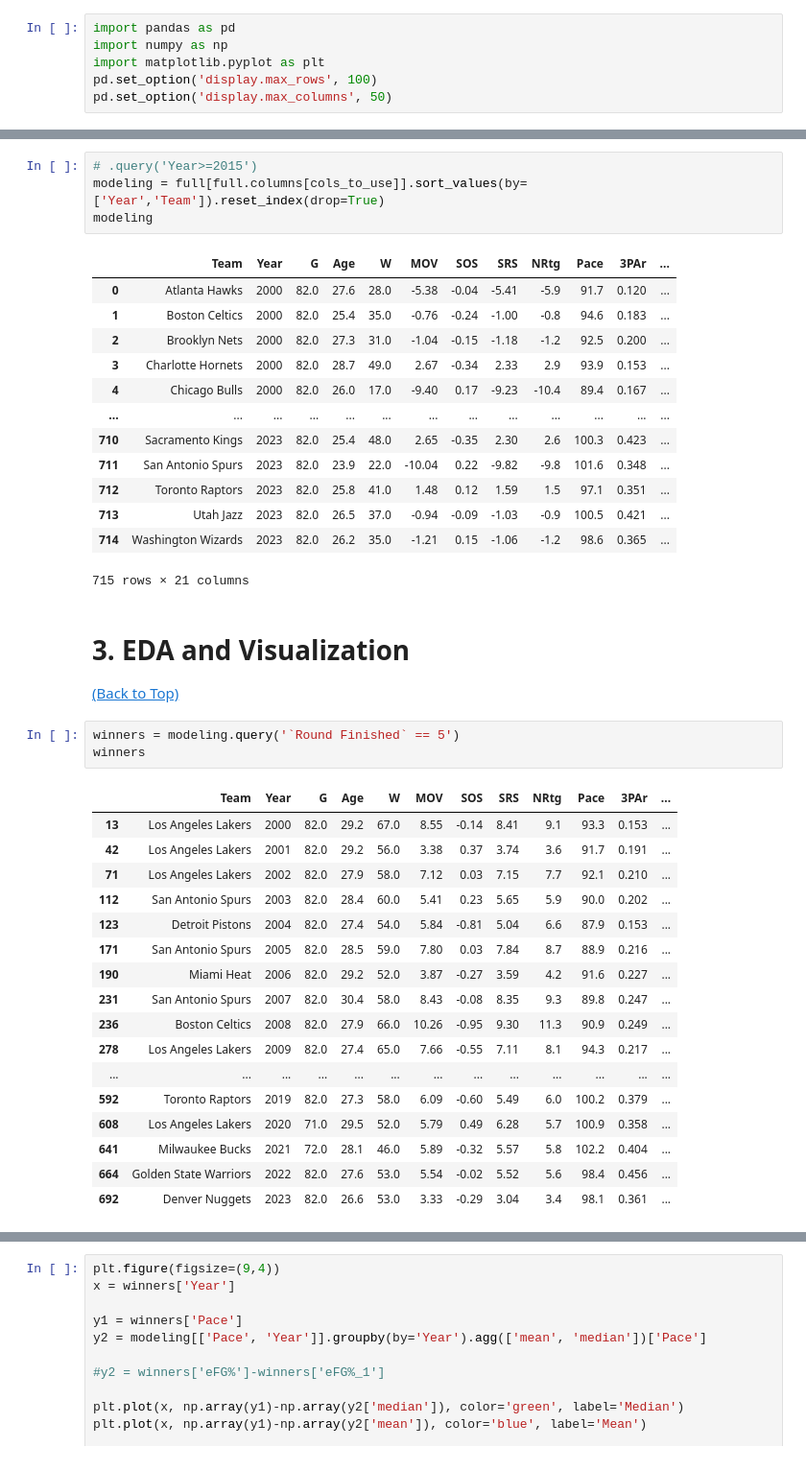
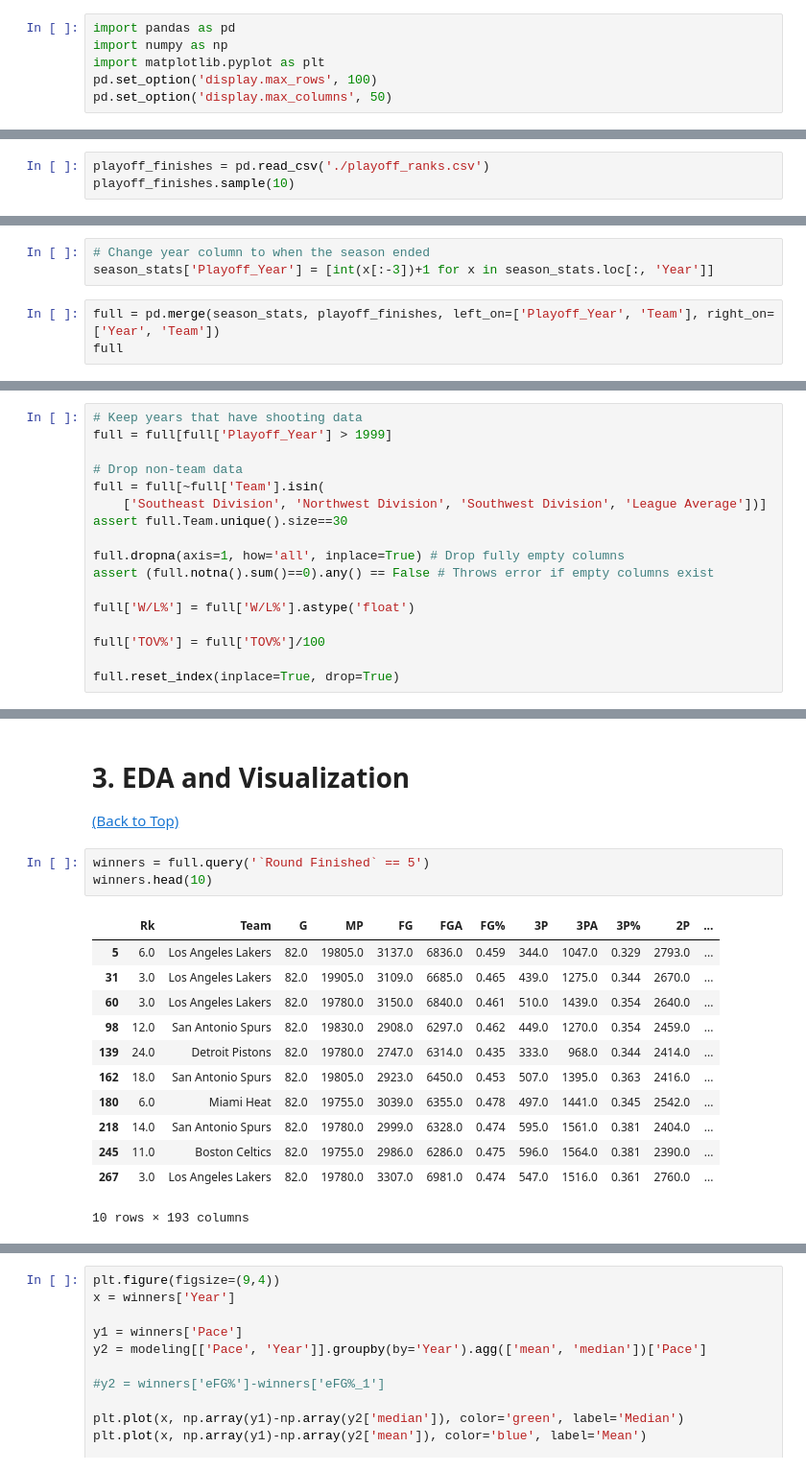
Before and after one commit to AlexBradshaw5/NBA_Playoffs, a Jupyter notebook: modeling.ipynb, the cells around one changed output, grey strips where cells are left out. Shown at 96% size. Cells and saved outputs as stored; diff of their text form.

```diff
--- a/modeling.ipynb
+++ b/modeling.ipynb
@@ -152,0 +65,3 @@ show_list(full) # show columns and column time
+# %%
+playoff_finishes = pd.read_csv('./playoff_ranks.csv')
+playoff_finishes.sample(10)
@@ -152,0 +80,6 @@ show_list(full) # show columns and column time
+# %%
+# Change year column to when the season ended
+season_stats['Playoff_Year'] = [int(x[:-3])+1 for x in season_stats.loc[:, 'Year']]
+# %%
+full = pd.merge(season_stats, playoff_finishes, left_on=['Playoff_Year', 'Team'], right_on=['Year', 'Team'])
+full
@@ -152,0 +100,17 @@ show_list(full) # show columns and column time
+# %%
+# Keep years that have shooting data
+full = full[full['Playoff_Year'] > 1999]
+
+# Drop non-team data
+full = full[~full['Team'].isin(
+    ['Southeast Division', 'Northwest Division', 'Southwest Division', 'League Average'])]
+assert full.Team.unique().size==30
+
+full.dropna(axis=1, how='all', inplace=True) # Drop fully empty columns
+assert (full.notna().sum()==0).any() == False # Throws error if empty columns exist
+
+full['W/L%'] = full['W/L%'].astype('float')
+
+full['TOV%'] = full['TOV%']/100
+
+full.reset_index(inplace=True, drop=True)
@@ -162,42 +144,19 @@ cols_to_use = [0,136,1,50,51,55,56,57,60,61,63,64,65,66,67,69,70,71,98,99,189]
-# %%
-# .query('Year>=2015')
-modeling = full[full.columns[cols_to_use]].sort_values(by=['Year','Team']).reset_index(drop=True)
-modeling
-# %% [output]
-|  | Team | Year | G | Age | W | MOV | SOS | SRS | NRtg | Pace | 3PAr | ... |
-| 0 | Atlanta Hawks | 2000 | 82.0 | 27.6 | 28.0 | -5.38 | -0.04 | -5.41 | -5.9 | 91.7 | 0.120 | ... |
-| 1 | Boston Celtics | 2000 | 82.0 | 25.4 | 35.0 | -0.76 | -0.24 | -1.00 | -0.8 | 94.6 | 0.183 | ... |
-| 2 | Brooklyn Nets | 2000 | 82.0 | 27.3 | 31.0 | -1.04 | -0.15 | -1.18 | -1.2 | 92.5 | 0.200 | ... |
-| 3 | Charlotte Hornets | 2000 | 82.0 | 28.7 | 49.0 | 2.67 | -0.34 | 2.33 | 2.9 | 93.9 | 0.153 | ... |
-| 4 | Chicago Bulls | 2000 | 82.0 | 26.0 | 17.0 | -9.40 | 0.17 | -9.23 | -10.4 | 89.4 | 0.167 | ... |
-| ... | ... | ... | ... | ... | ... | ... | ... | ... | ... | ... | ... | ... |
-| 710 | Sacramento Kings | 2023 | 82.0 | 25.4 | 48.0 | 2.65 | -0.35 | 2.30 | 2.6 | 100.3 | 0.423 | ... |
-| 711 | San Antonio Spurs | 2023 | 82.0 | 23.9 | 22.0 | -10.04 | 0.22 | -9.82 | -9.8 | 101.6 | 0.348 | ... |
-| 712 | Toronto Raptors | 2023 | 82.0 | 25.8 | 41.0 | 1.48 | 0.12 | 1.59 | 1.5 | 97.1 | 0.351 | ... |
-| 713 | Utah Jazz | 2023 | 82.0 | 26.5 | 37.0 | -0.94 | -0.09 | -1.03 | -0.9 | 100.5 | 0.421 | ... |
-| 714 | Washington Wizards | 2023 | 82.0 | 26.2 | 35.0 | -1.21 | 0.15 | -1.06 | -1.2 | 98.6 | 0.365 | ... |
-715 rows × 21 columns
 # %% [markdown]
 # 3. EDA and Visualization<a id='3'></a>
 [(Back to Top)](#top)
 # %%
-winners = modeling.query('`Round Finished` == 5')
-winners
+winners = full.query('`Round Finished` == 5')
+winners.head(10)
 # %% [output]
-|  | Team | Year | G | Age | W | MOV | SOS | SRS | NRtg | Pace | 3PAr | ... |
-| 13 | Los Angeles Lakers | 2000 | 82.0 | 29.2 | 67.0 | 8.55 | -0.14 | 8.41 | 9.1 | 93.3 | 0.153 | ... |
-| 42 | Los Angeles Lakers | 2001 | 82.0 | 29.2 | 56.0 | 3.38 | 0.37 | 3.74 | 3.6 | 91.7 | 0.191 | ... |
-| 71 | Los Angeles Lakers | 2002 | 82.0 | 27.9 | 58.0 | 7.12 | 0.03 | 7.15 | 7.7 | 92.1 | 0.210 | ... |
-| 112 | San Antonio Spurs | 2003 | 82.0 | 28.4 | 60.0 | 5.41 | 0.23 | 5.65 | 5.9 | 90.0 | 0.202 | ... |
-| 123 | Detroit Pistons | 2004 | 82.0 | 27.4 | 54.0 | 5.84 | -0.81 | 5.04 | 6.6 | 87.9 | 0.153 | ... |
-| 171 | San Antonio Spurs | 2005 | 82.0 | 28.5 | 59.0 | 7.80 | 0.03 | 7.84 | 8.7 | 88.9 | 0.216 | ... |
-| 190 | Miami Heat | 2006 | 82.0 | 29.2 | 52.0 | 3.87 | -0.27 | 3.59 | 4.2 | 91.6 | 0.227 | ... |
-| 231 | San Antonio Spurs | 2007 | 82.0 | 30.4 | 58.0 | 8.43 | -0.08 | 8.35 | 9.3 | 89.8 | 0.247 | ... |
-| 236 | Boston Celtics | 2008 | 82.0 | 27.9 | 66.0 | 10.26 | -0.95 | 9.30 | 11.3 | 90.9 | 0.249 | ... |
-| 278 | Los Angeles Lakers | 2009 | 82.0 | 27.4 | 65.0 | 7.66 | -0.55 | 7.11 | 8.1 | 94.3 | 0.217 | ... |
-| ... | ... | ... | ... | ... | ... | ... | ... | ... | ... | ... | ... | ... |
-| 592 | Toronto Raptors | 2019 | 82.0 | 27.3 | 58.0 | 6.09 | -0.60 | 5.49 | 6.0 | 100.2 | 0.379 | ... |
-| 608 | Los Angeles Lakers | 2020 | 71.0 | 29.5 | 52.0 | 5.79 | 0.49 | 6.28 | 5.7 | 100.9 | 0.358 | ... |
-| 641 | Milwaukee Bucks | 2021 | 72.0 | 28.1 | 46.0 | 5.89 | -0.32 | 5.57 | 5.8 | 102.2 | 0.404 | ... |
-| 664 | Golden State Warriors | 2022 | 82.0 | 27.6 | 53.0 | 5.54 | -0.02 | 5.52 | 5.6 | 98.4 | 0.456 | ... |
-| 692 | Denver Nuggets | 2023 | 82.0 | 26.6 | 53.0 | 3.33 | -0.29 | 3.04 | 3.4 | 98.1 | 0.361 | ... |
+|  | Rk | Team | G | MP | FG | FGA | FG% | 3P | 3PA | 3P% | 2P | ... |
+| 5 | 6.0 | Los Angeles Lakers | 82.0 | 19805.0 | 3137.0 | 6836.0 | 0.459 | 344.0 | 1047.0 | 0.329 | 2793.0 | ... |
+| 31 | 3.0 | Los Angeles Lakers | 82.0 | 19905.0 | 3109.0 | 6685.0 | 0.465 | 439.0 | 1275.0 | 0.344 | 2670.0 | ... |
+| 60 | 3.0 | Los Angeles Lakers | 82.0 | 19780.0 | 3150.0 | 6840.0 | 0.461 | 510.0 | 1439.0 | 0.354 | 2640.0 | ... |
+| 98 | 12.0 | San Antonio Spurs | 82.0 | 19830.0 | 2908.0 | 6297.0 | 0.462 | 449.0 | 1270.0 | 0.354 | 2459.0 | ... |
+| 139 | 24.0 | Detroit Pistons | 82.0 | 19780.0 | 2747.0 | 6314.0 | 0.435 | 333.0 | 968.0 | 0.344 | 2414.0 | ... |
+| 162 | 18.0 | San Antonio Spurs | 82.0 | 19805.0 | 2923.0 | 6450.0 | 0.453 | 507.0 | 1395.0 | 0.363 | 2416.0 | ... |
+| 180 | 6.0 | Miami Heat | 82.0 | 19755.0 | 3039.0 | 6355.0 | 0.478 | 497.0 | 1441.0 | 0.345 | 2542.0 | ... |
+| 218 | 14.0 | San Antonio Spurs | 82.0 | 19780.0 | 2999.0 | 6328.0 | 0.474 | 595.0 | 1561.0 | 0.381 | 2404.0 | ... |
+| 245 | 11.0 | Boston Celtics | 82.0 | 19755.0 | 2986.0 | 6286.0 | 0.475 | 596.0 | 1564.0 | 0.381 | 2390.0 | ... |
+| 267 | 3.0 | Los Angeles Lakers | 82.0 | 19780.0 | 3307.0 | 6981.0 | 0.474 | 547.0 | 1516.0 | 0.361 | 2760.0 | ... |
+10 rows × 193 columns
```
Also changed, not shown: parts of 20 cells of this notebook.
